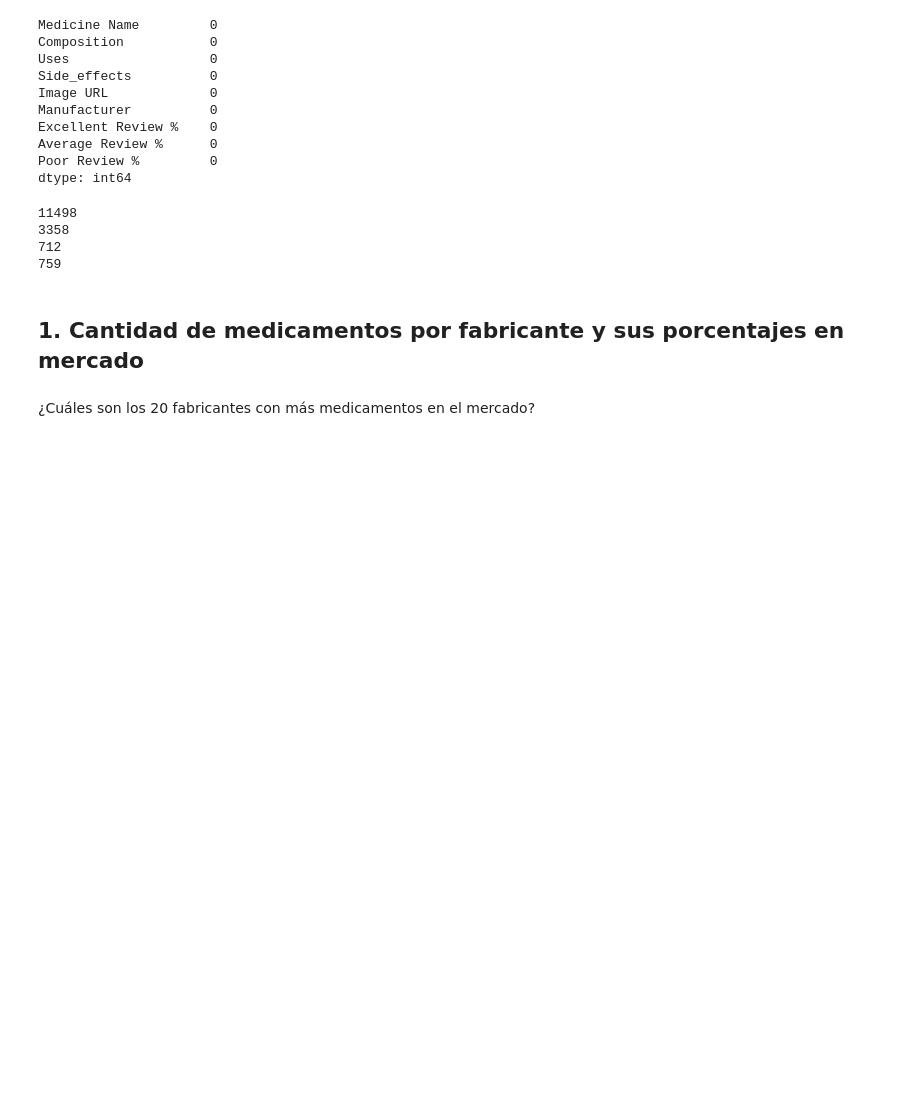
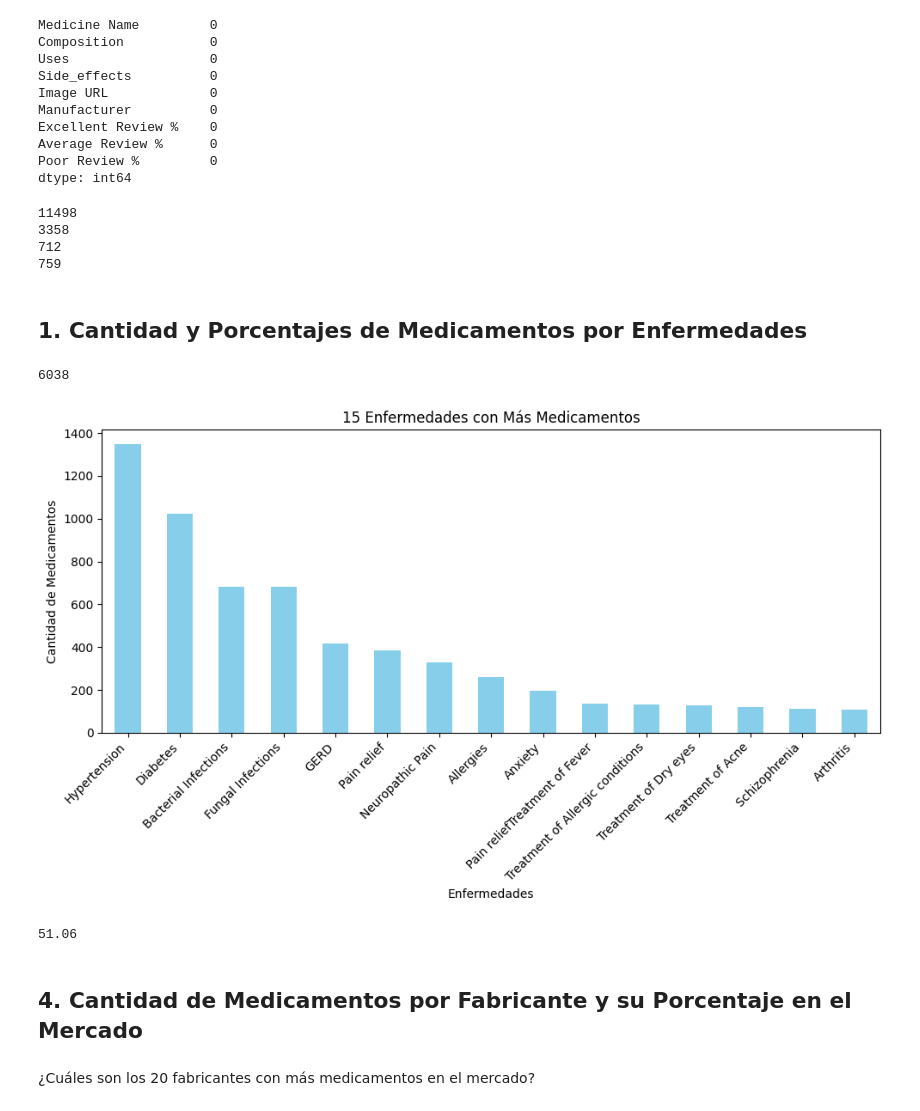
Before and after one commit to Blackie279/11000_Medicamentos, a Jupyter notebook: eda.ipynb, the cells around one changed output. Saved outputs shown, nothing was run; the diff lists cells and outputs as text; code cells hidden in the pictures; blank space fills up the shorter version.

```diff
--- a/eda.ipynb
+++ b/eda.ipynb
@@ -33,3 +32,5 @@ print(df["Manufacturer"].nunique())
 3358
 712
 759
+# %% [markdown]
+## 1. Cantidad y Porcentajes de Medicamentos por Enfermedades
@@ -36,5 +76,31 @@ print(df["Manufacturer"].nunique())
+# %%
+# Conteo de medicamentos por enfermedad normalizada
+enfermedades_count = df['Enfermedad'].value_counts().head(15)
+enfermedades_count.sum()
+# %% [output]
+6038
+# %%
+# Crear gráfico de barras con las 15 enfermedades con más medicamentos para su tratamiento.
+plt.figure(figsize=(10,6))
+enfermedades_count.plot(kind='bar', color='skyblue')
+plt.title('15 Enfermedades con Más Medicamentos')
+plt.xlabel('Enfermedades')
+plt.ylabel('Cantidad de Medicamentos')
+plt.xticks(rotation=45, ha='right')
+plt.tight_layout()
+plt.show()
+# %% [output]
+[figure, added]
+# %%
+# Calcular porcentaje de medicamentos concentrados en las 15 enfermedades anteriores
+total_medicamentos = df['Medicine Name'].count()
+total_medicamentos_top_15 = enfermedades_count.sum()
+porcentaje_top_15_enfermedades = round((total_medicamentos_top_15 / total_medicamentos) * 100, 2)
+porcentaje_top_15_enfermedades
+# %% [output]
+51.06
 # %% [markdown]
-## 1. Cantidad de medicamentos por fabricante y sus porcentajes en mercado
+## 4. Cantidad de Medicamentos por Fabricante y su Porcentaje en el Mercado
 # %% [markdown]
 ¿Cuáles son los 20 fabricantes con más medicamentos en el mercado?
 # %%
```
Also changed, not shown: parts of 3 cells of this notebook, 1 other file.
